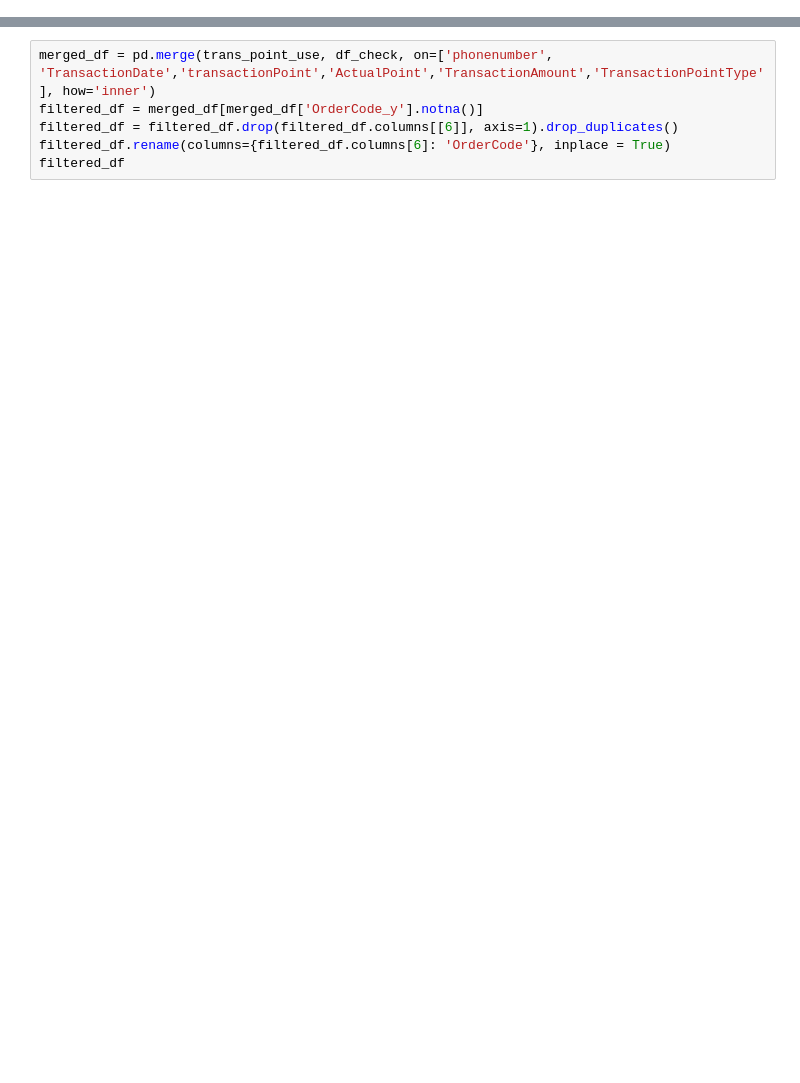
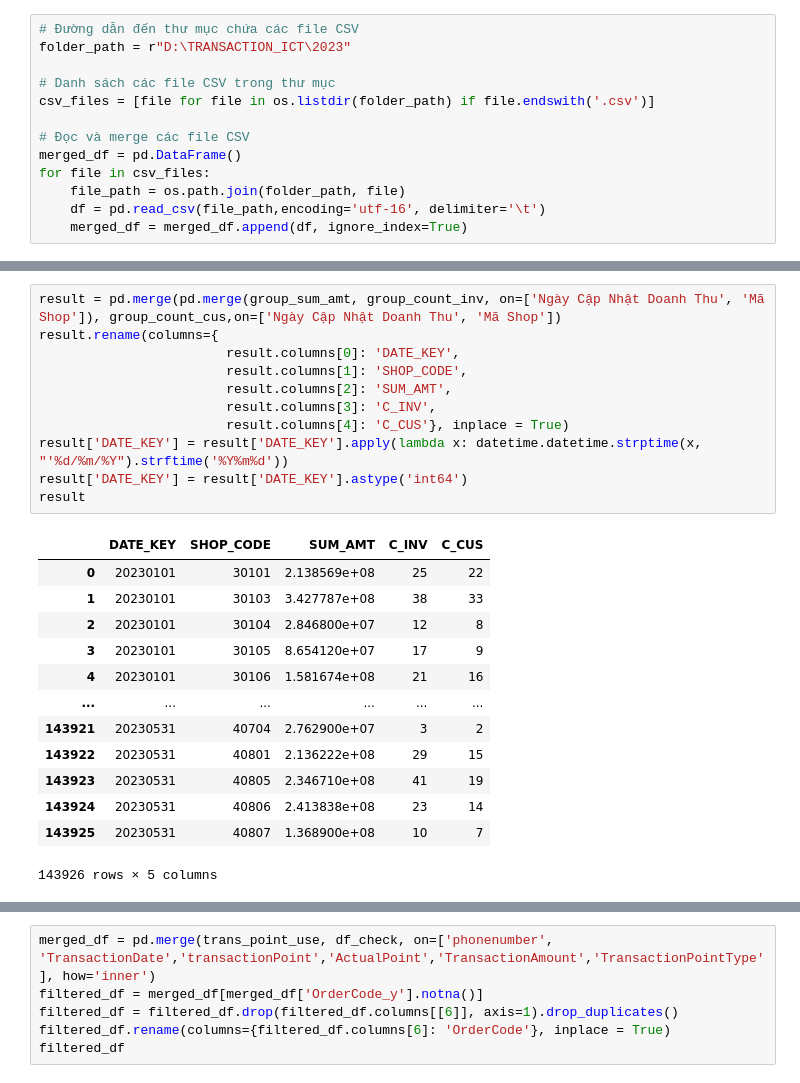
Before and after one commit to vhctruc/CHECK_DATA, a Jupyter notebook: Check_Data.ipynb, the cells around one changed output, grey strips where cells are left out. Cells and saved outputs as stored; diff of their text form; blank space fills up the shorter version.

```diff
--- a/Check_Data.ipynb
+++ b/Check_Data.ipynb
@@ -221,0 +110,13 @@ trans_point_use
+# %%
+# Đường dẫn đến thư mục chứa các file CSV
+folder_path = r"D:\TRANSACTION_ICT\2023"
+
+# Danh sách các file CSV trong thư mục
+csv_files = [file for file in os.listdir(folder_path) if file.endswith('.csv')]
+
+# Đọc và merge các file CSV
+merged_df = pd.DataFrame()
+for file in csv_files:
+    file_path = os.path.join(folder_path, file)
+    df = pd.read_csv(file_path,encoding='utf-16', delimiter='\t')
+    merged_df = merged_df.append(df, ignore_index=True)
@@ -221,0 +130,25 @@ trans_point_use
+# %%
+result = pd.merge(pd.merge(group_sum_amt, group_count_inv, on=['Ngày Cập Nhật Doanh Thu', 'Mã Shop']), group_count_cus,on=['Ngày Cập Nhật Doanh Thu', 'Mã Shop'])
+result.rename(columns={
+                        result.columns[0]: 'DATE_KEY',
+                        result.columns[1]: 'SHOP_CODE',
+                        result.columns[2]: 'SUM_AMT',
+                        result.columns[3]: 'C_INV',
+                        result.columns[4]: 'C_CUS'}, inplace = True)
+result['DATE_KEY'] = result['DATE_KEY'].apply(lambda x: datetime.datetime.strptime(x, "'%d/%m/%Y").strftime('%Y%m%d'))
+result['DATE_KEY'] = result['DATE_KEY'].astype('int64')
+result
+# %% [output]
+|  | DATE_KEY | SHOP_CODE | SUM_AMT | C_INV | C_CUS |
+| 0 | 20230101 | 30101 | 2.138569e+08 | 25 | 22 |
+| 1 | 20230101 | 30103 | 3.427787e+08 | 38 | 33 |
+| 2 | 20230101 | 30104 | 2.846800e+07 | 12 | 8 |
+| 3 | 20230101 | 30105 | 8.654120e+07 | 17 | 9 |
+| 4 | 20230101 | 30106 | 1.581674e+08 | 21 | 16 |
+| ... | ... | ... | ... | ... | ... |
+| 143921 | 20230531 | 40704 | 2.762900e+07 | 3 | 2 |
+| 143922 | 20230531 | 40801 | 2.136222e+08 | 29 | 15 |
+| 143923 | 20230531 | 40805 | 2.346710e+08 | 41 | 19 |
+| 143924 | 20230531 | 40806 | 2.413838e+08 | 23 | 14 |
+| 143925 | 20230531 | 40807 | 1.368900e+08 | 10 | 7 |
+143926 rows × 5 columns
```
Also changed, not shown: parts of 40 cells of this notebook.
